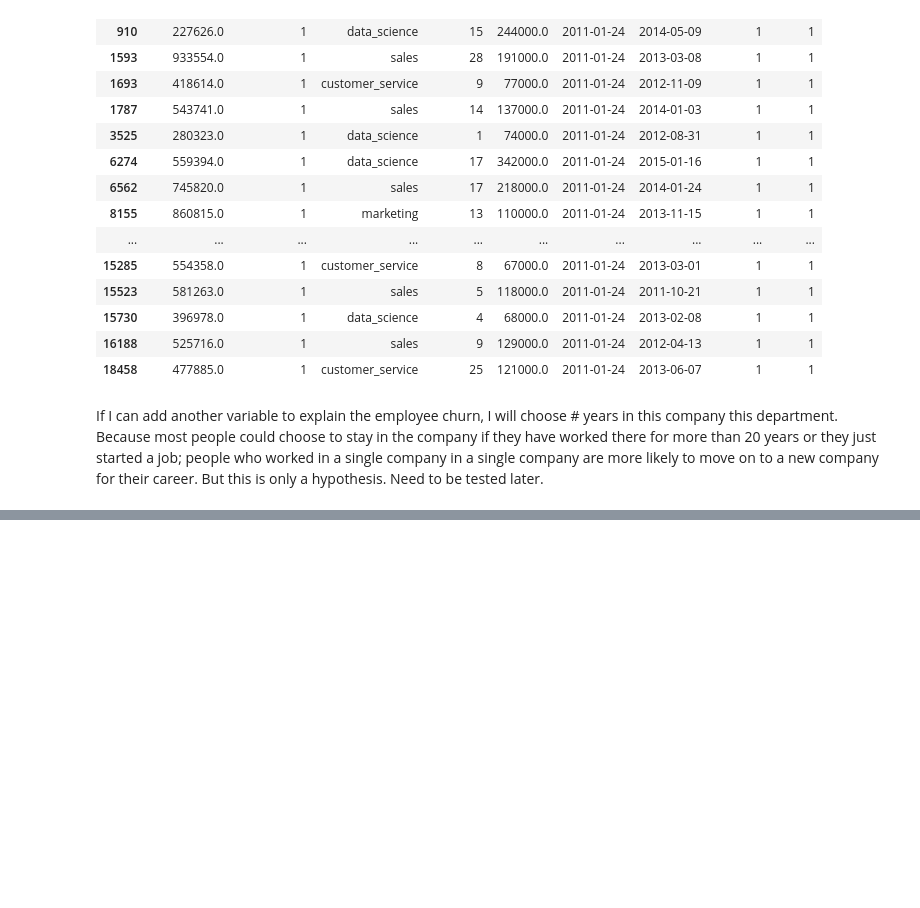
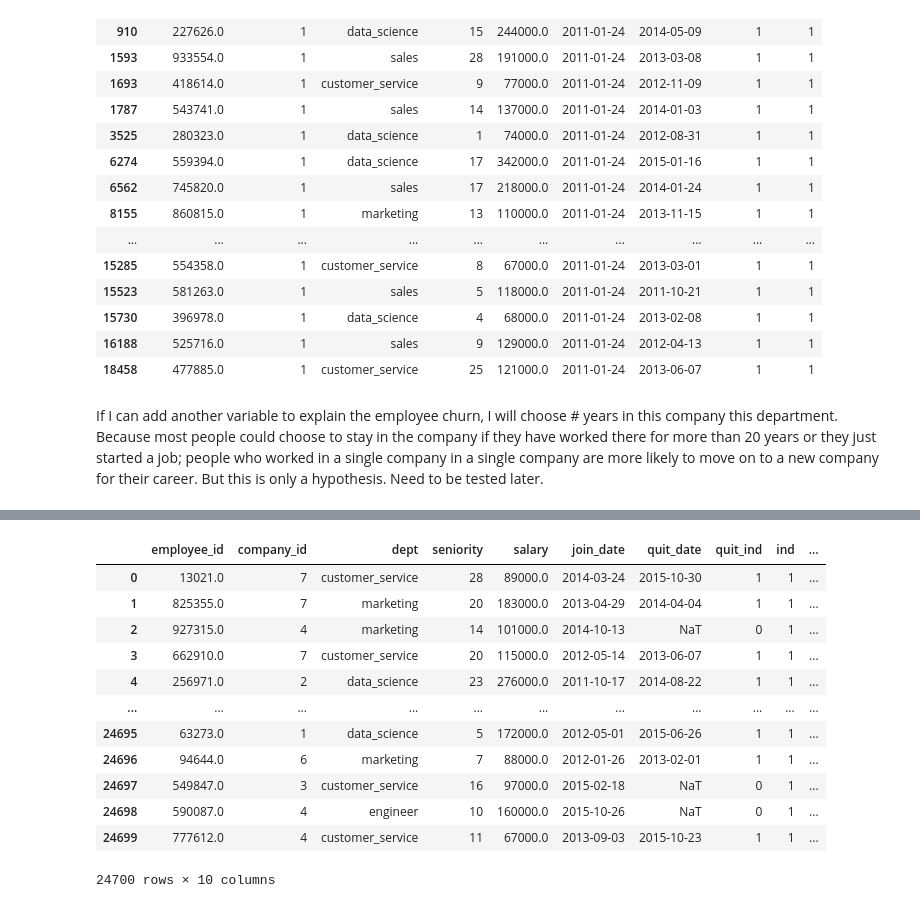
Before and after one commit to cali-li/take-home-challenges, a Jupyter notebook: 03Employee Retention.ipynb, the cells around one changed output, grey strips where cells are left out. Cells and saved outputs as stored; diff of their text form; code cells hidden in the pictures; blank space fills up the shorter version.

```diff
--- a/03Employee Retention.ipynb
+++ b/03Employee Retention.ipynb
@@ -311,0 +320,16 @@ If I can add another variable to explain the employee churn, I will choose # yea
+# %%
+data
+# %% [output]
+|  | employee_id | company_id | dept | seniority | salary | join_date | quit_date | quit_ind | ind | ... |
+| 0 | 13021.0 | 7 | customer_service | 28 | 89000.0 | 2014-03-24 | 2015-10-30 | 1 | 1 | ... |
+| 1 | 825355.0 | 7 | marketing | 20 | 183000.0 | 2013-04-29 | 2014-04-04 | 1 | 1 | ... |
+| 2 | 927315.0 | 4 | marketing | 14 | 101000.0 | 2014-10-13 | NaT | 0 | 1 | ... |
+| 3 | 662910.0 | 7 | customer_service | 20 | 115000.0 | 2012-05-14 | 2013-06-07 | 1 | 1 | ... |
+| 4 | 256971.0 | 2 | data_science | 23 | 276000.0 | 2011-10-17 | 2014-08-22 | 1 | 1 | ... |
+| ... | ... | ... | ... | ... | ... | ... | ... | ... | ... | ... |
+| 24695 | 63273.0 | 1 | data_science | 5 | 172000.0 | 2012-05-01 | 2015-06-26 | 1 | 1 | ... |
+| 24696 | 94644.0 | 6 | marketing | 7 | 88000.0 | 2012-01-26 | 2013-02-01 | 1 | 1 | ... |
+| 24697 | 549847.0 | 3 | customer_service | 16 | 97000.0 | 2015-02-18 | NaT | 0 | 1 | ... |
+| 24698 | 590087.0 | 4 | engineer | 10 | 160000.0 | 2015-10-26 | NaT | 0 | 1 | ... |
+| 24699 | 777612.0 | 4 | customer_service | 11 | 67000.0 | 2013-09-03 | 2015-10-23 | 1 | 1 | ... |
+24700 rows × 10 columns
```
Also changed, not shown: parts of 21 cells of this notebook.
